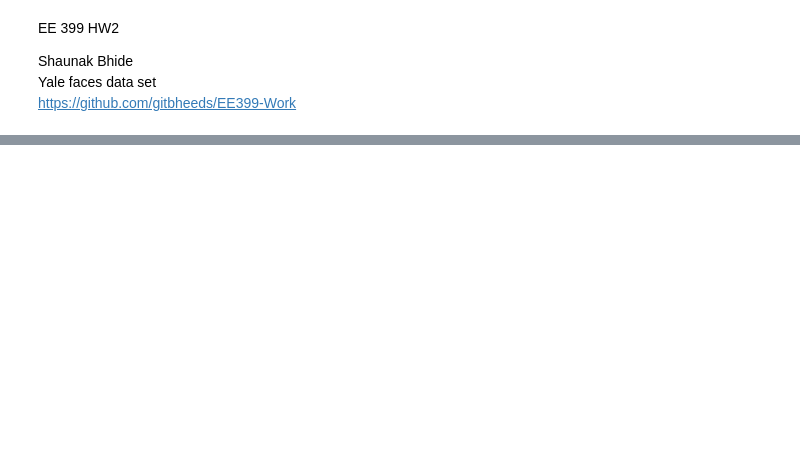
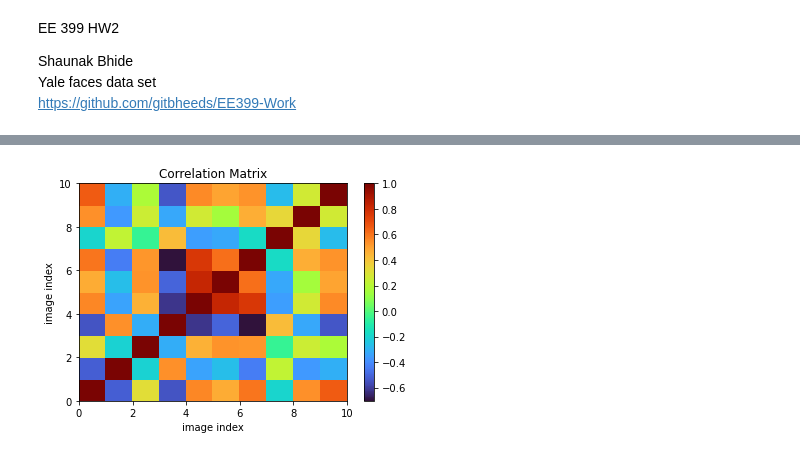
Before and after one commit to gitbheeds/EE399-Machine-Learning-and-Neural-Networks, a Jupyter notebook: HW2.ipynb, the cells around one changed output, grey strips where cells are left out. Saved outputs shown, nothing was run; the diff lists cells and outputs as text; code cells hidden in the pictures; blank space fills up the shorter version.

```diff
--- a/HW2.ipynb
+++ b/HW2.ipynb
@@ -16,0 +59,22 @@ FileNotFoundError: [Errno 2] No such file or directory: 'yalefaces.mat'
+# %%
+#part c
+#correlation matrix for specified indicies
+#i-1 from problem statement to match python
+idx_sel = [0, 312, 511, 4, 2399, 112, 1023, 86, 313, 2004]
+
+#extract images
+X_sel = X[:, idx_sel]
+
+#correlation matrix
+C_sel = np.corrcoef(X_sel.T)
+
+#plot
+plt.pcolor(C_sel, cmap = 'turbo')
+plt.colorbar()
+
+plt.title("Correlation Matrix")
+plt.xlabel("image index")
+plt.ylabel("image index")
+plt.show()
+# %% [output]
+[figure, added]
```
Also changed, not shown: parts of 8 cells of this notebook.
